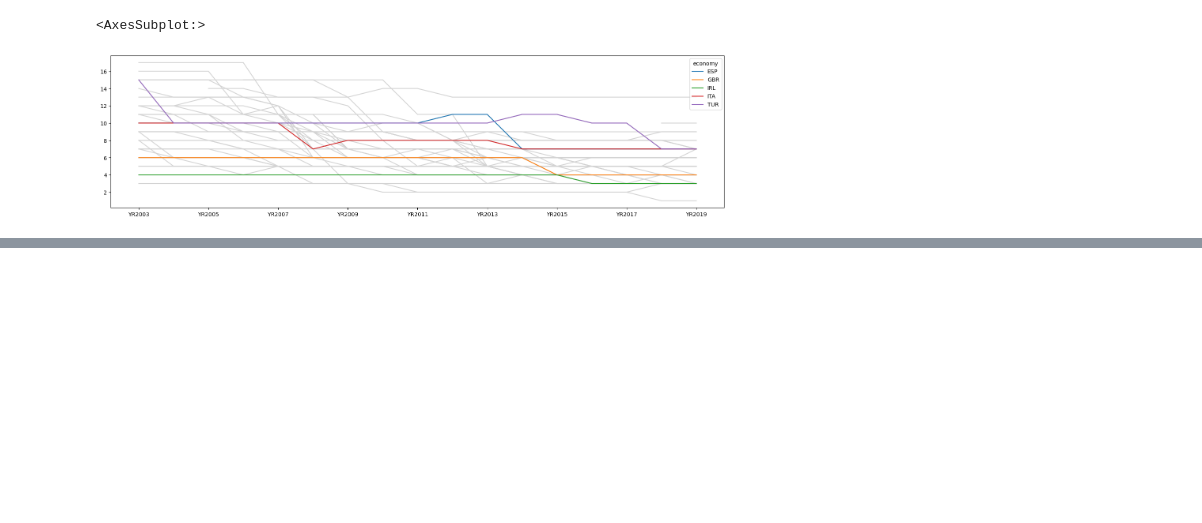
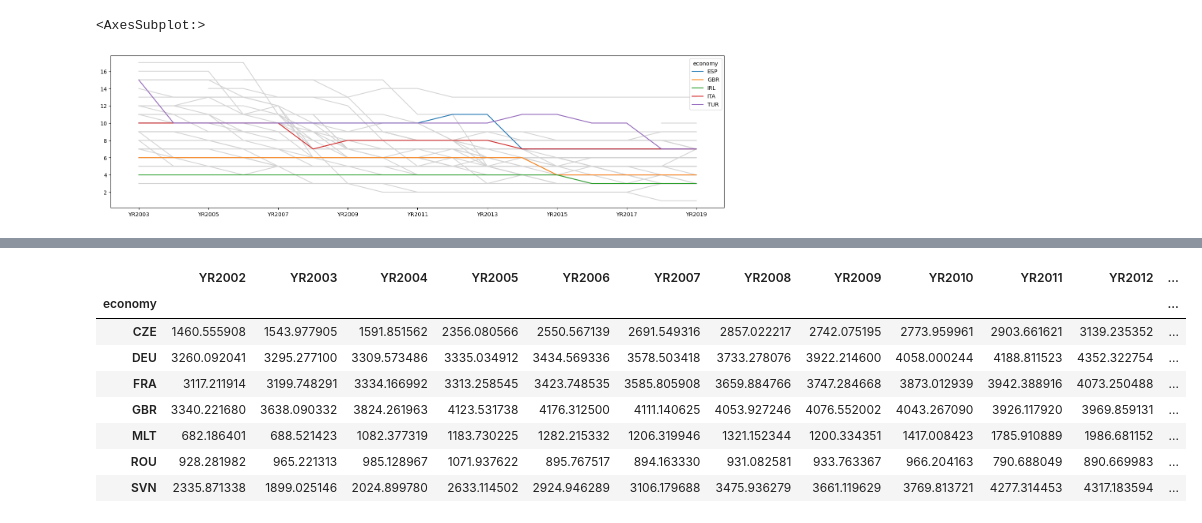
Before and after one commit to JonathonClegg/DAFT_0116, a Jupyter notebook: Module_1/Lab_13_APIs/API-World Bank.ipynb, the cells around one changed output, grey strips where cells are left out. Saved outputs shown, nothing was run; the diff lists cells and outputs as text; code cells hidden in the pictures; blank space fills up the shorter version.

```diff
--- a/Module_1/Lab_13_APIs/API-World Bank.ipynb
+++ b/Module_1/Lab_13_APIs/API-World Bank.ipynb
@@ -99,0 +119,13 @@ startup.T.plot(ax=ax, figsize=(20,5))
+# %%
+researchers_in_rd = wb.data.DataFrame('SP.POP.SCIE.RD.P6', ['GBR', 'MLT', 'DEU', 'FRA', 'ROU', 'SVN', 'CZE'], time=range(2002,2018))
+researchers_in_rd
+# %% [output]
+|  | YR2002 | YR2003 | YR2004 | YR2005 | YR2006 | YR2007 | YR2008 | YR2009 | YR2010 | YR2011 | YR2012 | ... |
+| economy |  |  |  |  |  |  |  |  |  |  |  | ... |
+| CZE | 1460.555908 | 1543.977905 | 1591.851562 | 2356.080566 | 2550.567139 | 2691.549316 | 2857.022217 | 2742.075195 | 2773.959961 | 2903.661621 | 3139.235352 | ... |
+| DEU | 3260.092041 | 3295.277100 | 3309.573486 | 3335.034912 | 3434.569336 | 3578.503418 | 3733.278076 | 3922.214600 | 4058.000244 | 4188.811523 | 4352.322754 | ... |
+| FRA | 3117.211914 | 3199.748291 | 3334.166992 | 3313.258545 | 3423.748535 | 3585.805908 | 3659.884766 | 3747.284668 | 3873.012939 | 3942.388916 | 4073.250488 | ... |
+| GBR | 3340.221680 | 3638.090332 | 3824.261963 | 4123.531738 | 4176.312500 | 4111.140625 | 4053.927246 | 4076.552002 | 4043.267090 | 3926.117920 | 3969.859131 | ... |
+| MLT | 682.186401 | 688.521423 | 1082.377319 | 1183.730225 | 1282.215332 | 1206.319946 | 1321.152344 | 1200.334351 | 1417.008423 | 1785.910889 | 1986.681152 | ... |
+| ROU | 928.281982 | 965.221313 | 985.128967 | 1071.937622 | 895.767517 | 894.163330 | 931.082581 | 933.763367 | 966.204163 | 790.688049 | 890.669983 | ... |
+| SVN | 2335.871338 | 1899.025146 | 2024.899780 | 2633.114502 | 2924.946289 | 3106.179688 | 3475.936279 | 3661.119629 | 3769.813721 | 4277.314453 | 4317.183594 | ... |
```
Also changed, not shown: parts of 3 cells of this notebook, 4 other files.
